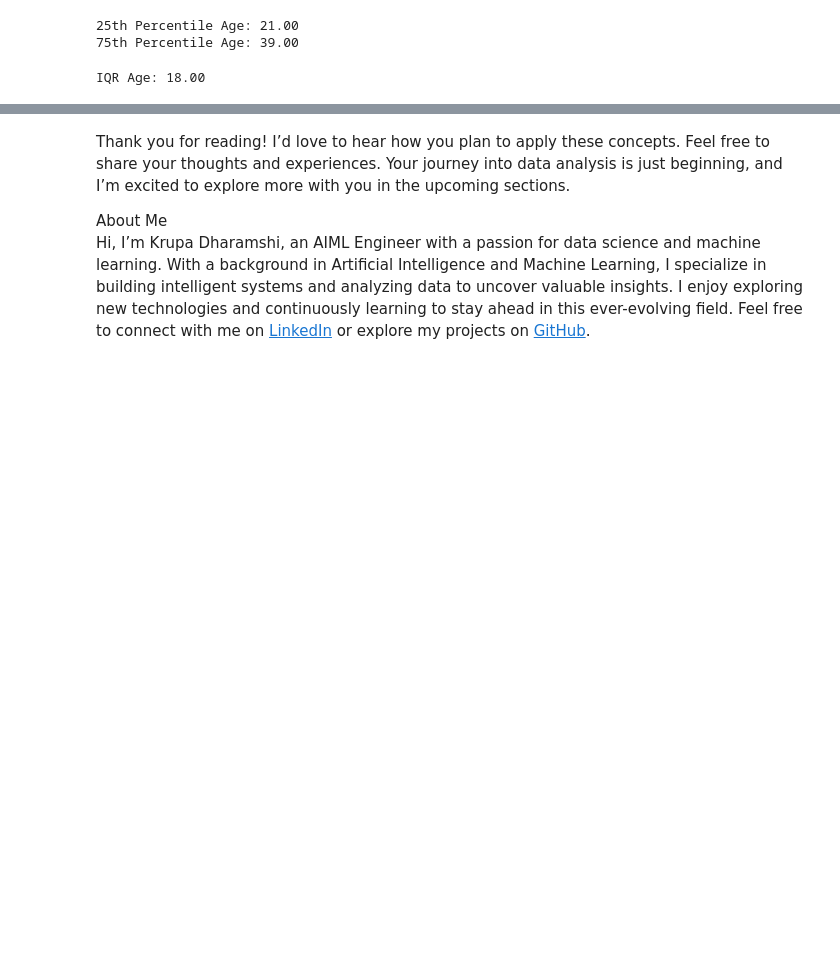
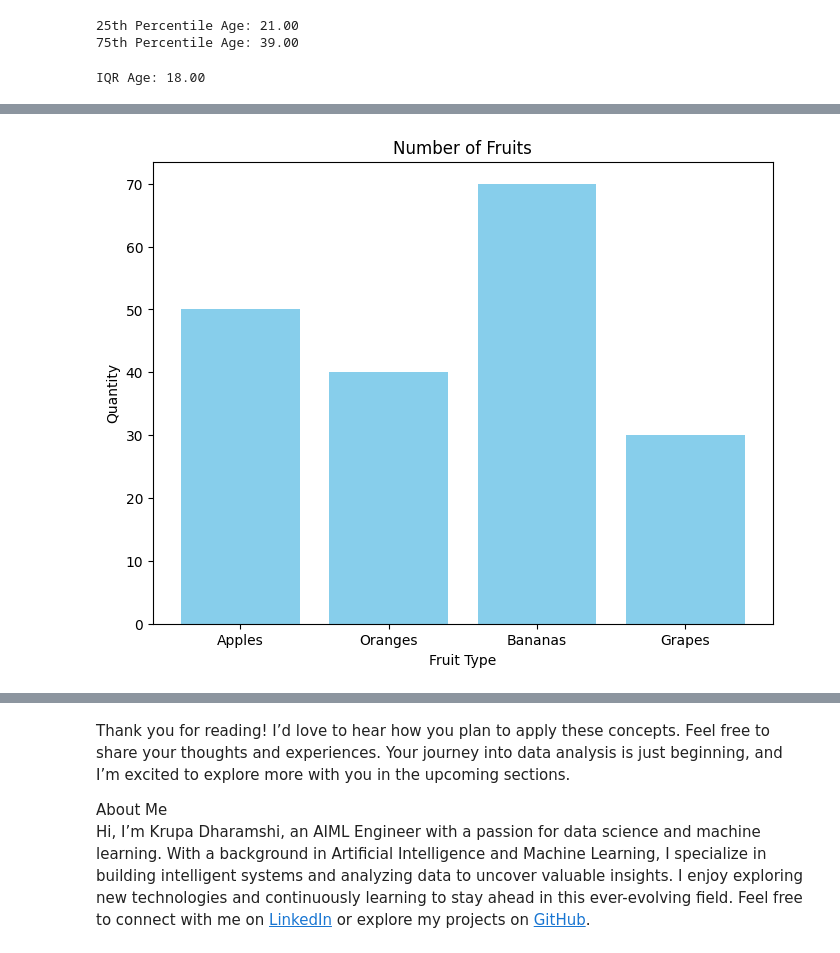
Before and after one commit to krupa2002/Data-Science-101-From-Fundamentals-to-Mastery, a Jupyter notebook: Data_Science_101_From_Fundamentals_to_Mastery.ipynb, the cells around one changed output, grey strips where cells are left out. Drawn from its saved outputs; the diff is of its cells as text; code cells hidden in the pictures; blank space fills up the shorter version.

```diff
--- a/Data_Science_101_From_Fundamentals_to_Mastery.ipynb
+++ b/Data_Science_101_From_Fundamentals_to_Mastery.ipynb
@@ -203,0 +297,15 @@ From the above data and insights, we can see that -
+# %%
+import matplotlib.pyplot as plt
+
+# Bar Chart
+categories = ['Apples', 'Oranges', 'Bananas', 'Grapes']
+values = [50, 40, 70, 30]
+
+plt.figure(figsize=(8, 6))
+plt.bar(categories, values, color='skyblue')
+plt.title('Number of Fruits')
+plt.xlabel('Fruit Type')
+plt.ylabel('Quantity')
+plt.show()
+# %% [output]
+[figure, added]
```
Also changed, not shown: parts of 21 cells of this notebook.
